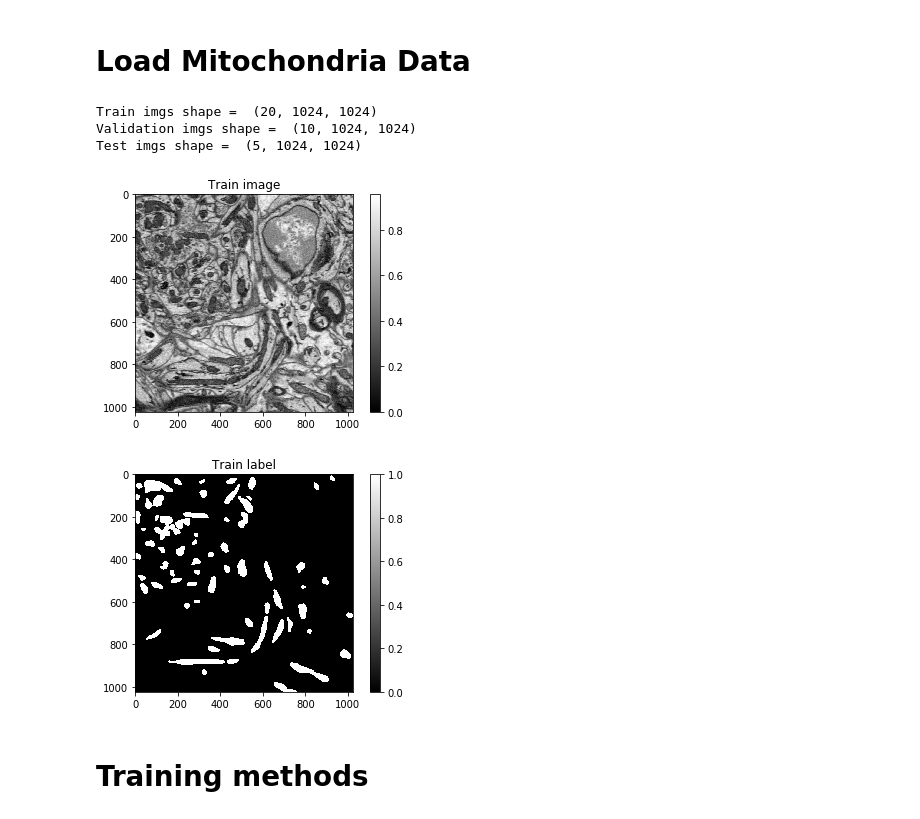
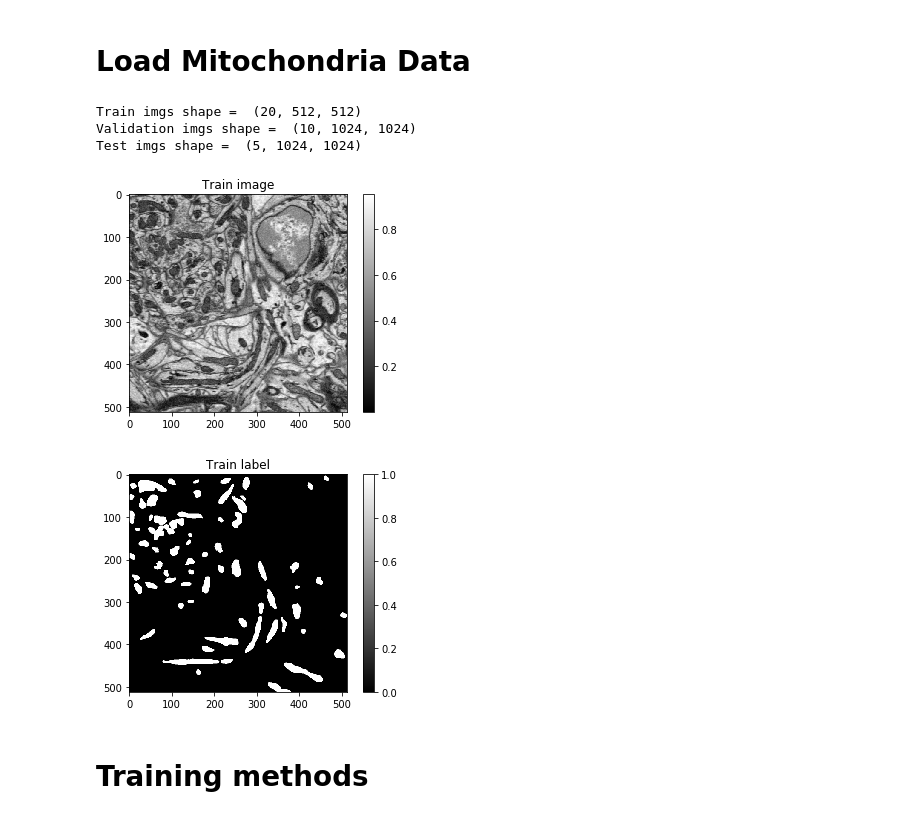
Before and after one commit to ltindall/ece228_unet, a Jupyter notebook: mitochondria.ipynb, the cells around one changed output. Cells and saved outputs as stored; diff of their text form; code cells hidden in the pictures.

```diff
--- a/mitochondria.ipynb
+++ b/mitochondria.ipynb
@@ -62,36 +62,46 @@ def import_dir(dirn):
 
     files = [f for f in os.listdir(dirn) if os.path.isfile(os.path.join(dirn, f))]
     files.sort()
 
     imgs = []
     for f in files:
         imgs.append(plt.imread(dirn+f))
     return np.array(imgs)
 
 
 
 mito_train_imgs, mito_train_lbls, mito_val_imgs, mito_val_lbls, mito_test_imgs = import_mito(mito_dir)
 
+mito_train_imgs_resized = []
+mito_train_lbls_resized = []
+for (img,lbl) in zip(mito_train_imgs, mito_train_lbls):
+    mito_train_imgs_resized.append(transform.resize(img,(512,512)))
+    mito_train_lbls_resized.append(transform.resize(lbl,(512,512)))
+
+mito_train_imgs = np.array(mito_train_imgs_resized)
+mito_train_lbls = np.array(mito_train_lbls_resized)
+
+
 
 print("Train imgs shape = ",mito_train_imgs.shape)
 print("Validation imgs shape = ",mito_val_imgs.shape)
 print("Test imgs shape = ",mito_test_imgs.shape)
 
 plt.imshow(mito_train_imgs[0], cmap="gray")
 plt.title("Train image")
 plt.colorbar()
 plt.show()
 
 plt.imshow(mito_train_lbls[0], cmap="gray")
 plt.title("Train label")
 plt.colorbar()
 plt.show()
 # %% [output]
-Train imgs shape =  (20, 1024, 1024)
+Train imgs shape =  (20, 512, 512)
 Validation imgs shape =  (10, 1024, 1024)
 Test imgs shape =  (5, 1024, 1024)
-[figure, old version]
+[figure, new version]
-[figure, old version]
+[figure, new version]
 # %% [markdown]
 # Training methods
 # %%
```
Also changed, not shown: parts of 3 cells of this notebook, 1 other file.
